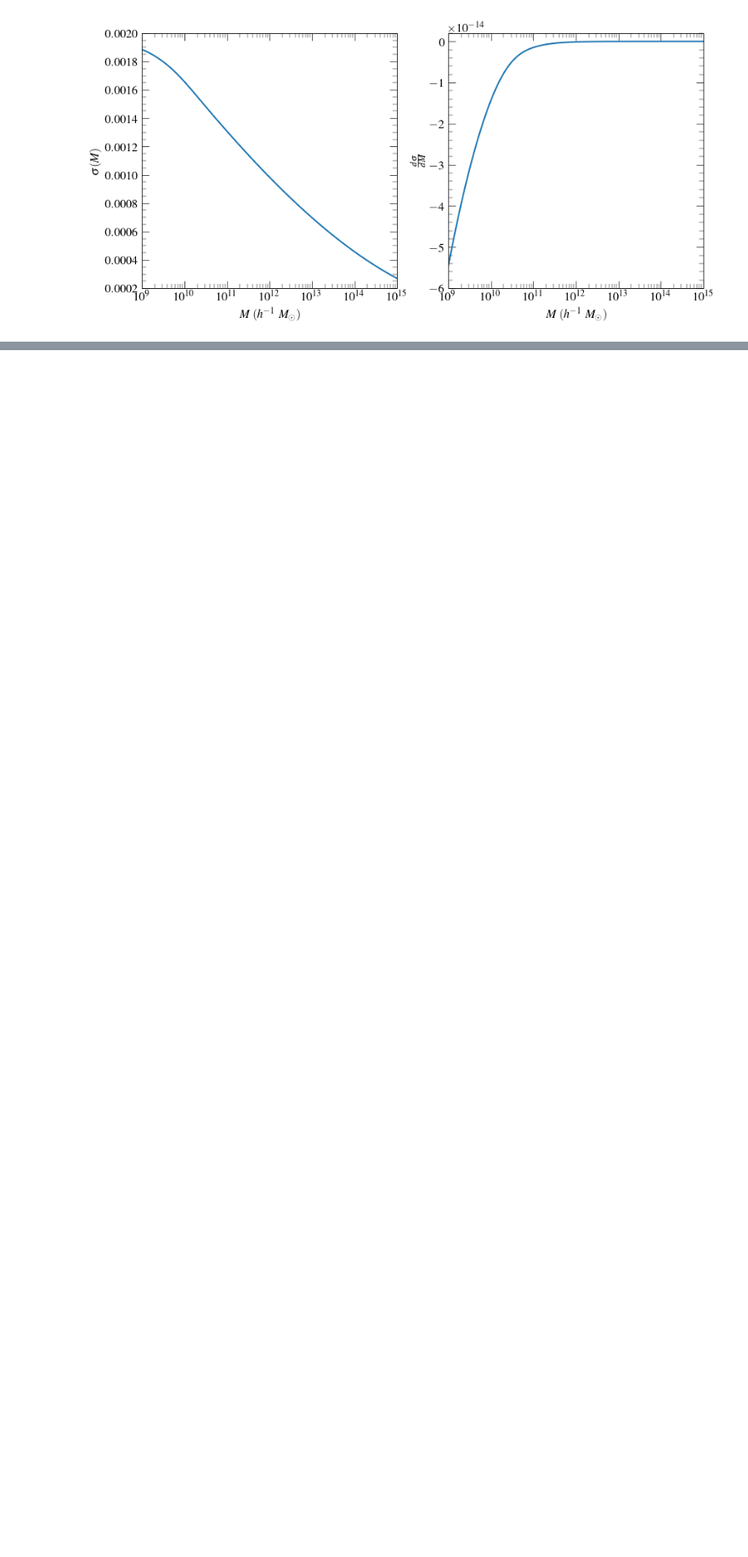
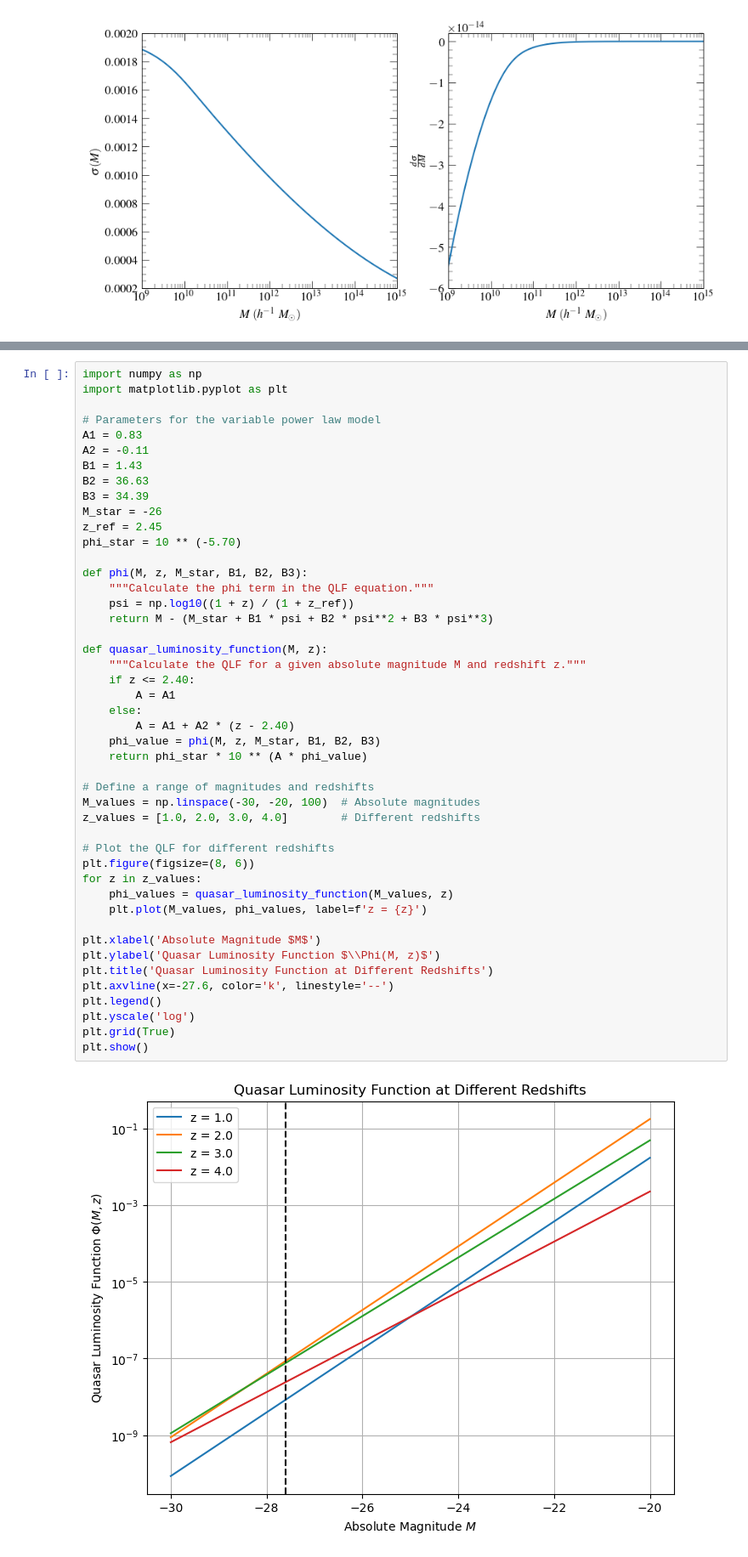
Before and after one commit to VibinRam/high-redshift-quasar-clustering, a Jupyter notebook: Halomass_duty_nb.ipynb, the cells around one changed output, grey strips where cells are left out. Shown at 85% size. Saved outputs shown, nothing was run; the diff lists cells and outputs as text; blank space fills up the shorter version.

```diff
--- a/Halomass_duty_nb.ipynb
+++ b/Halomass_duty_nb.ipynb
@@ -94,0 +129,48 @@ plt.savefig(PLOT_DIRECTORY + 'sigma_dsigma_dM_Shen.pdf')
+# %%
+import numpy as np
+import matplotlib.pyplot as plt
+
+# Parameters for the variable power law model
+A1 = 0.83
+A2 = -0.11
+B1 = 1.43
+B2 = 36.63
+B3 = 34.39
+M_star = -26
+z_ref = 2.45
+phi_star = 10 ** (-5.70)
+
+def phi(M, z, M_star, B1, B2, B3):
+    """Calculate the phi term in the QLF equation."""
+    psi = np.log10((1 + z) / (1 + z_ref))
+    return M - (M_star + B1 * psi + B2 * psi**2 + B3 * psi**3)
+
+def quasar_luminosity_function(M, z):
+    """Calculate the QLF for a given absolute magnitude M and redshift z."""
+    if z <= 2.40:
+        A = A1
+    else:
+        A = A1 + A2 * (z - 2.40)
+    phi_value = phi(M, z, M_star, B1, B2, B3)
+    return phi_star * 10 ** (A * phi_value)
+
+# Define a range of magnitudes and redshifts
+M_values = np.linspace(-30, -20, 100)  # Absolute magnitudes
+z_values = [1.0, 2.0, 3.0, 4.0]        # Different redshifts
+
+# Plot the QLF for different redshifts
+plt.figure(figsize=(8, 6))
+for z in z_values:
+    phi_values = quasar_luminosity_function(M_values, z)
+    plt.plot(M_values, phi_values, label=f'z = {z}')
+
+plt.xlabel('Absolute Magnitude $M$')
+plt.ylabel('Quasar Luminosity Function $\\Phi(M, z)$')
+plt.title('Quasar Luminosity Function at Different Redshifts')
+plt.axvline(x=-27.6, color='k', linestyle='--')
+plt.legend()
+plt.yscale('log')
+plt.grid(True)
+plt.show()
+# %% [output]
+[figure, added]
```
Also changed, not shown: parts of 12 cells of this notebook.
